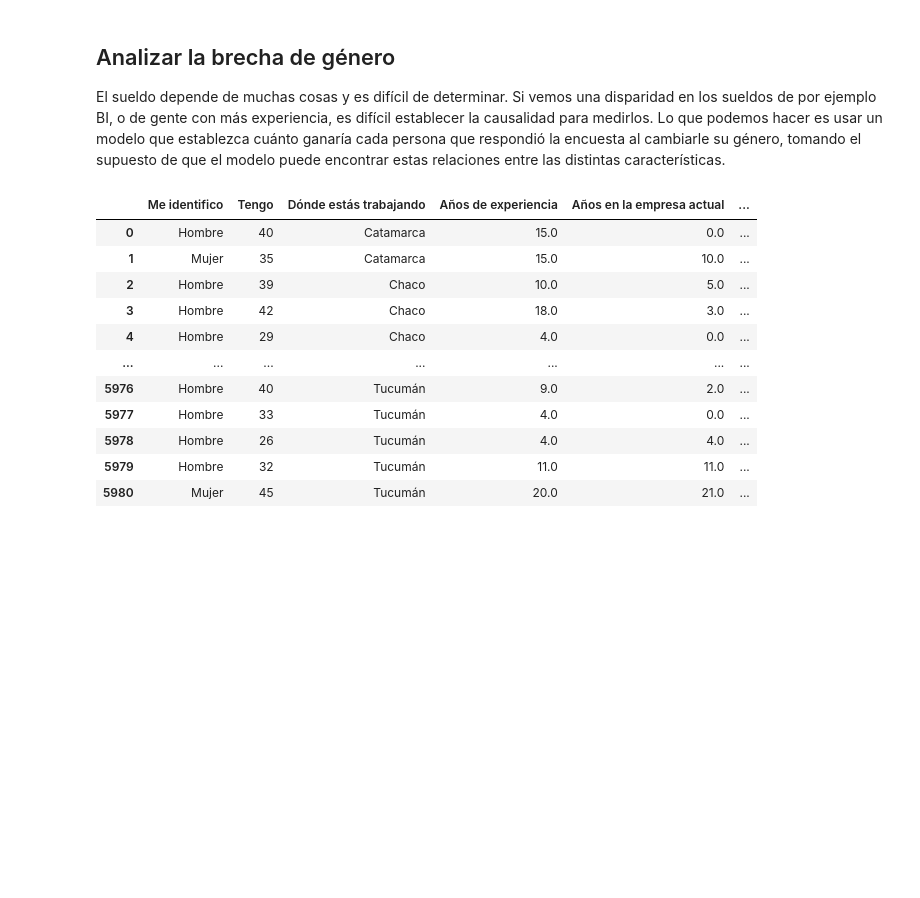
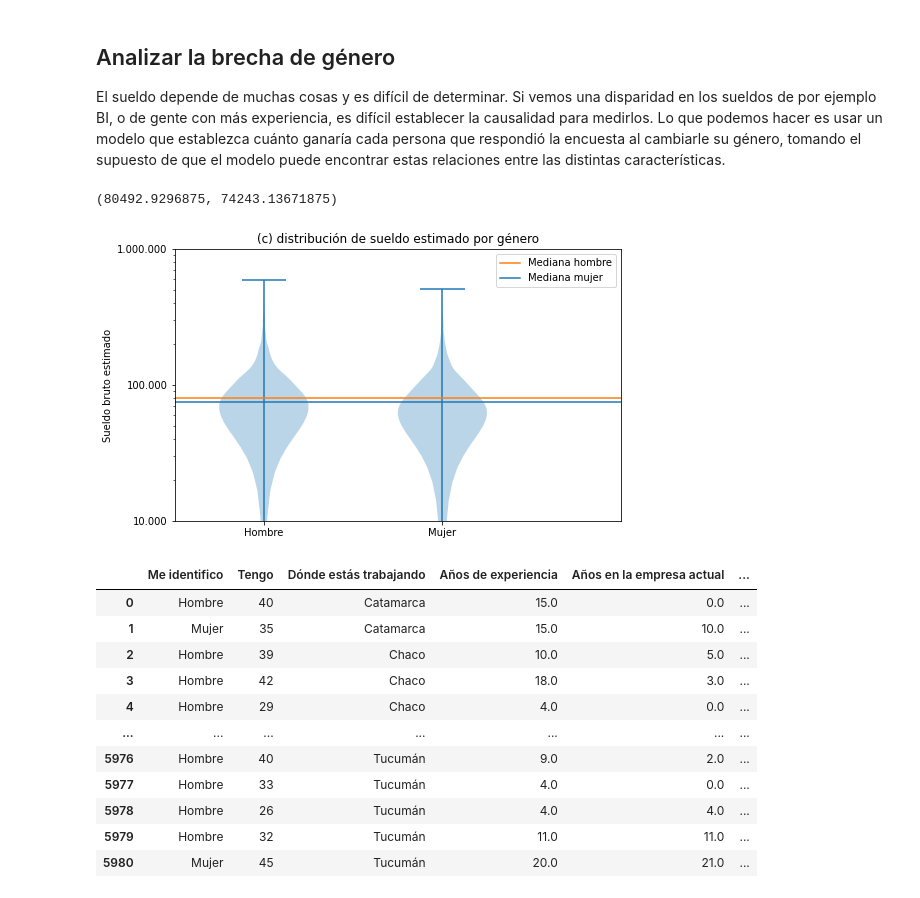
Before and after one commit to seppo0010/sysarmy-sueldos-2020.1, a Jupyter notebook: notebook/Brecha de género.ipynb, the cells around one changed output. Cells and saved outputs as stored; diff of their text form; code cells hidden in the pictures; blank space fills up the shorter version.

Commit message:
Salary estimate for gender pay gap

```diff
--- a/notebook/Brecha de género.ipynb
+++ b/notebook/Brecha de género.ipynb
@@ -388,6 +388,30 @@ for train_index, test_index in kf.split(df):
 df['e_h(salary)'] = df.apply(lambda row: row['e(salary)'] if row['Me identifico'] == 'Hombre' else row['e_gr(salary)'], axis=1)
 df['e_m(salary)'] = df.apply(lambda row: row['e(salary)'] if row['Me identifico'] == 'Mujer' else row['e_gr(salary)'], axis=1)
 df['e_g_diff(salary)'] = (df['e_h(salary)'] - df['e_m(salary)']) / df['e_h(salary)']
+# %%
+(df['e_h(salary)'].median(), df['e_m(salary)'].median())
+# %% [output]
+(80492.9296875, 74243.13671875)
+# %%
+_, (ax0) = plt.subplots(1, 1, figsize=(8, 5));
+ax0.axhline(df['e_h(salary)'].median(), c=ch)
+ax0.axhline(df['e_m(salary)'].median(), c=cm)
+ax0.set_ylabel('Sueldo bruto estimado')
+ax0.set_yscale('log')
+ax0.set_xlim(0.5, 3)
+ax0.set_ylim(10_000, 1_000_000)
+ax0.set_xticks([1, 2])
+ax0.set_xticklabels(['Hombre', 'Mujer'])
+ax0.set_yticks([10_000, 100_000, 1_000_000])
+ax0.set_yticklabels(['10.000', '100.000', '1.000.000'])
+ax0.violinplot([
+    df['e_h(salary)'].values,
+    df['e_m(salary)'].values,
+]);
+ax0.legend(['Mediana hombre', 'Mediana mujer'])
+ax0.set_title('(c) distribución de sueldo estimado por género');
+# %% [output]
+[figure, added]
 # %%
 df
 # %% [output]
```
Also changed, not shown: 3 other files.
